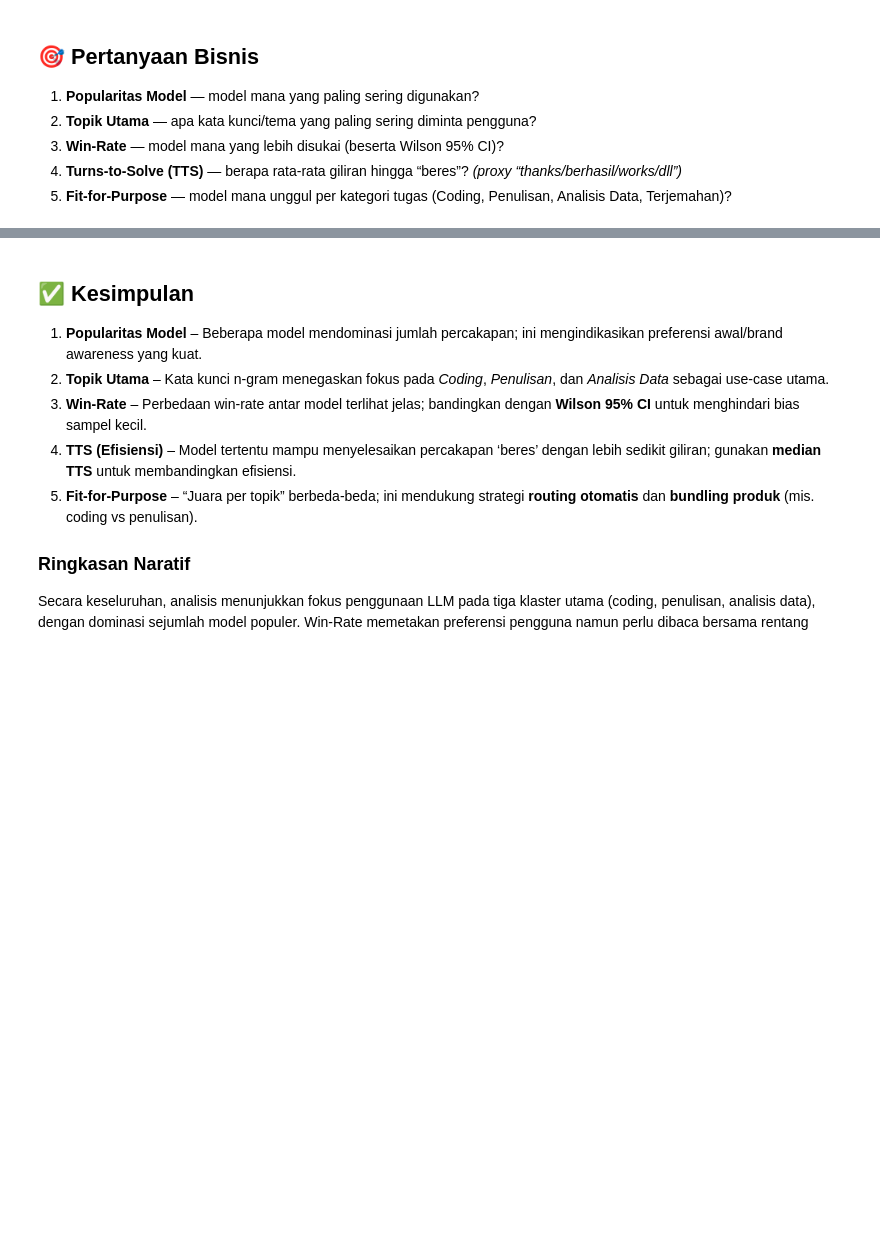
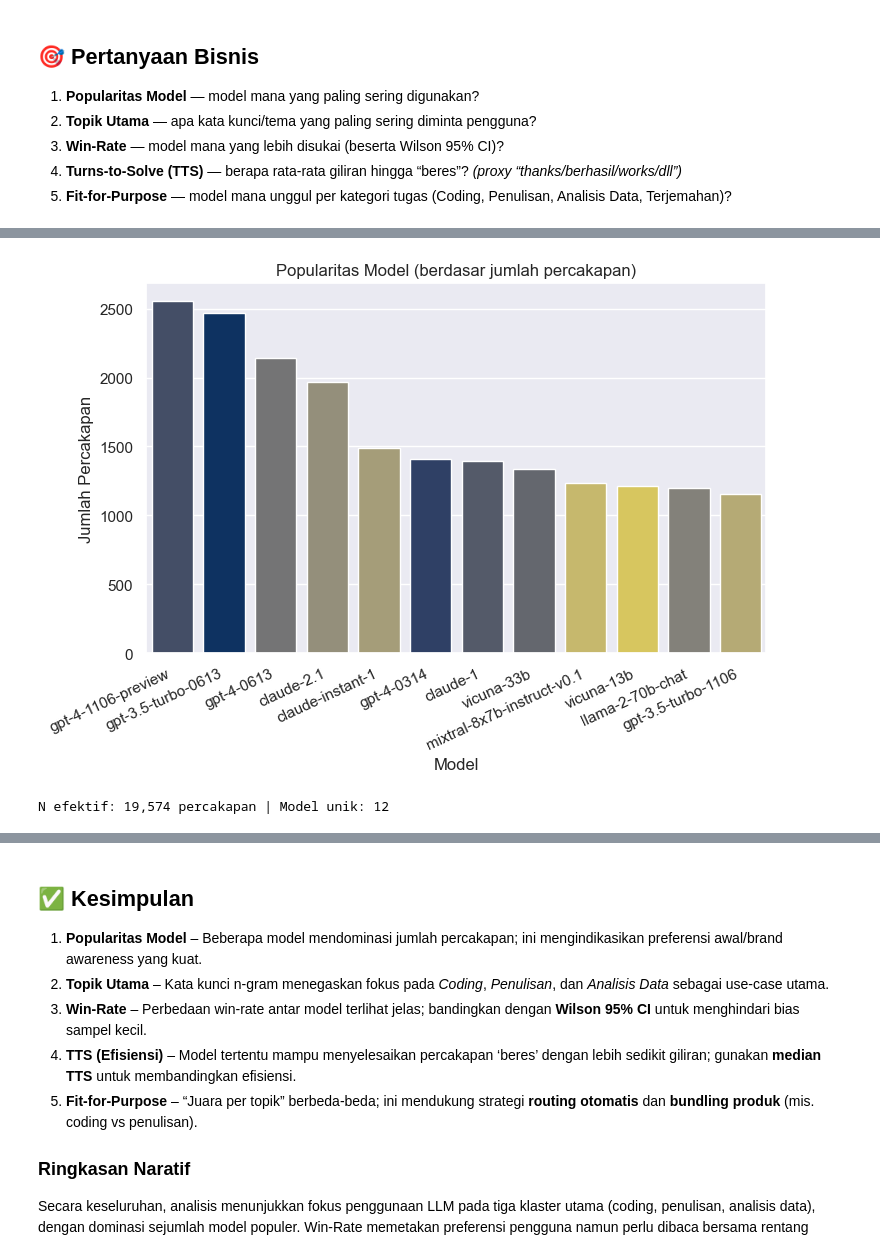
Before and after one commit to dragneel1111/Analisis-Penggunaan-AI, a Jupyter notebook: Proyek_Analisis_Data.ipynb, the cells around one changed output, grey strips where cells are left out. Cells and saved outputs as stored; diff of their text form; code cells hidden in the pictures; blank space fills up the shorter version.

```diff
--- a/Proyek_Analisis_Data.ipynb
+++ b/Proyek_Analisis_Data.ipynb
@@ -109,3 +109,24 @@ def wilson_ci(k: float, n: float, z: float = 1.96):
     lo = (centre - adj)/denom
     hi = (centre + adj)/denom
     return lo, hi
+# %%
+# === Hugging Face Auth (Notebook) ===
+import os, getpass
+from huggingface_hub import login
+
+HF_TOKEN = os.getenv("HF_TOKEN", "").strip()
+if not HF_TOKEN:
+    try:
+        HF_TOKEN = getpass.getpass("Masukkan HF token (format: hf_xxx…): ").strip()
+    except Exception as e:
+        print("Tidak bisa membaca token via input:", e)
+        HF_TOKEN = ""
+
+if HF_TOKEN:
+    try:
+        login(token=HF_TOKEN, add_to_git_credential=False)
+        print("✅ HF login sukses (session-only).")
+    except Exception as e:
+        print("⚠️ Gagal login HF:", e)
+else:
+    print("ℹ️ HF_TOKEN kosong. Jika dataset gated, pemuatan bisa gagal.")
@@ -207,14 +240,20 @@ df_long.head()
 # %%
-# 1) Popularitas Model
+# === No. 1: Popularitas Model ===
 top_n_pop = 12
 order = df_long["model_norm"].value_counts().head(top_n_pop).index
 df_pop = df_long[df_long["model_norm"].isin(order)]
 
-ax = sns.countplot(data=df_pop, x="model_norm", order=order, palette="cividis")
+ax = sns.countplot(
+    data=df_pop, x="model_norm", order=order,
+    hue="model_norm", legend=False, dodge=False, palette="cividis"
+)
 ax.set_title("Popularitas Model (berdasar jumlah percakapan)")
 ax.set_xlabel("Model"); ax.set_ylabel("Jumlah Percakapan")
 plt.xticks(rotation=25, ha="right")
 plt.show()
 
 print(f"N efektif: {len(df_pop):,} percakapan | Model unik: {len(order)}")
+# %% [output]
+[figure, added]
+N efektif: 19,574 percakapan | Model unik: 12
 # %%
```
Also changed, not shown: parts of 8 cells of this notebook.
